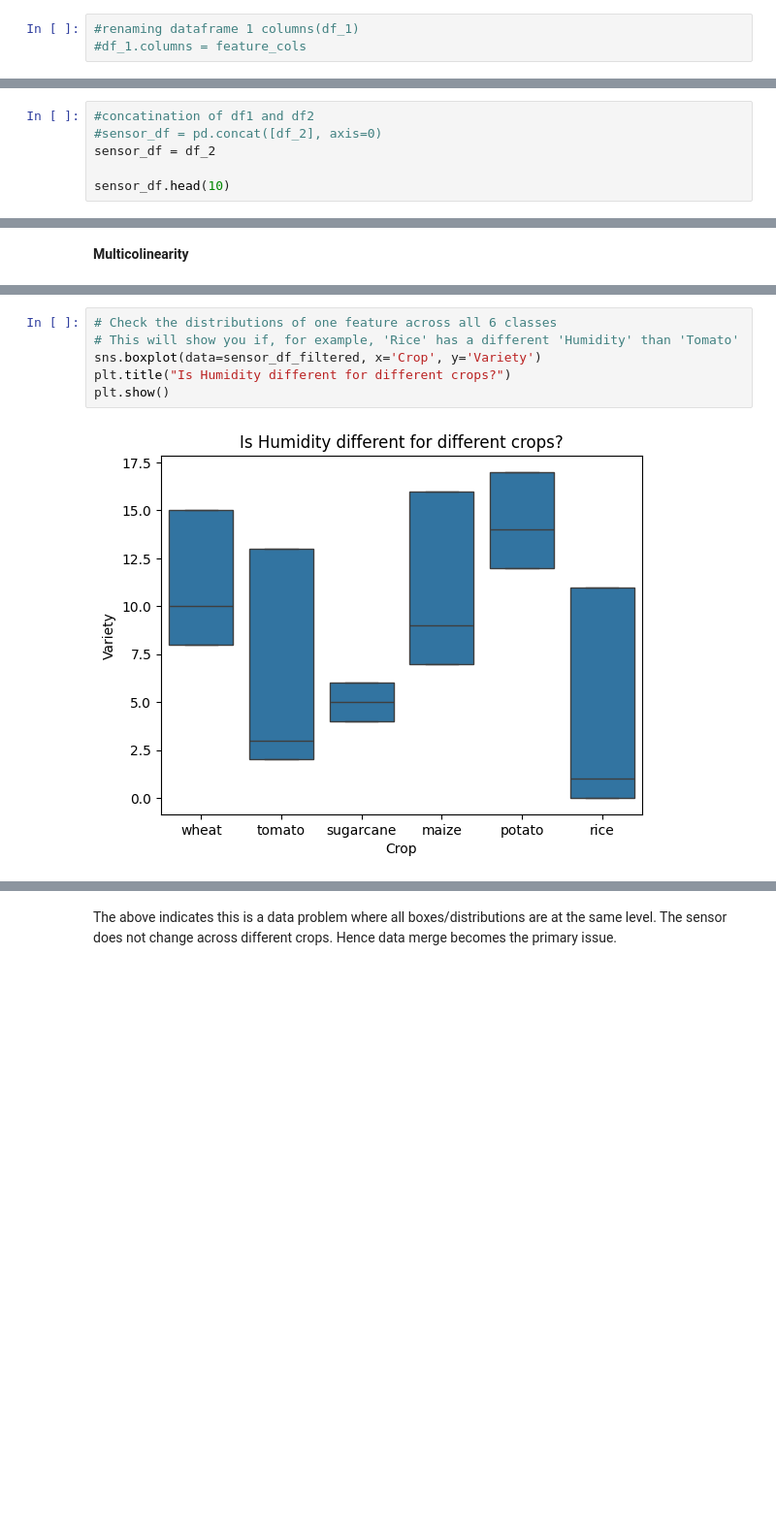
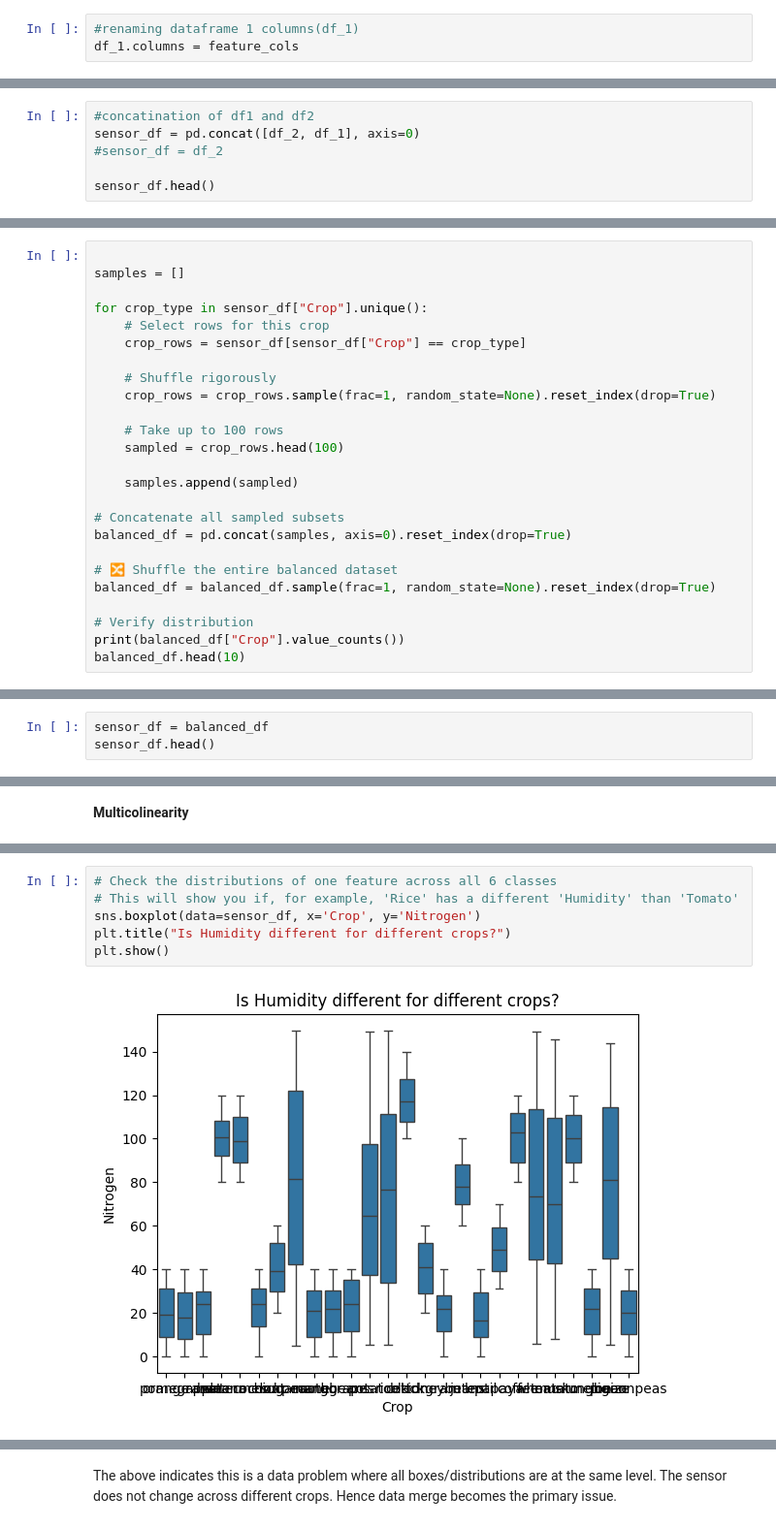
Before and after one commit to tiprock-network/plant-inference-api, a Jupyter notebook: EDA_model_selection.ipynb, the cells around one changed output, grey strips where cells are left out. Shown at 97% size. Saved outputs shown, nothing was run; the diff lists cells and outputs as text; blank space fills up the shorter version.

Commit message:
Corrected Data Leak in Model

```diff
--- a/EDA_model_selection.ipynb
+++ b/EDA_model_selection.ipynb
@@ -96,6 +96,6 @@ df_2.head(2)
 # %%
 #renaming dataframe 1 columns(df_1)
-#df_1.columns = feature_cols
+df_1.columns = feature_cols
 # %%
 #one last look
 df_1.tail(2)
@@ -114,8 +114,8 @@ Data Frame 2 shape: (20000, 8)
 Concatinating the dataset
 # %%
 #concatination of df1 and df2
-#sensor_df = pd.concat([df_2], axis=0)
-sensor_df = df_2
+sensor_df = pd.concat([df_2, df_1], axis=0)
+#sensor_df = df_2
 
-sensor_df.head(10)
+sensor_df.head()
 # %% [output]
@@ -155,0 +164,25 @@ sensor_df.groupby("Crop").count()
+# %%
+
+samples = []
+
+for crop_type in sensor_df["Crop"].unique():
+    # Select rows for this crop
+    crop_rows = sensor_df[sensor_df["Crop"] == crop_type]
+
+    # Shuffle rigorously
+    crop_rows = crop_rows.sample(frac=1, random_state=None).reset_index(drop=True)
+
+    # Take up to 100 rows
+    sampled = crop_rows.head(100)
+
+    samples.append(sampled)
+
+# Concatenate all sampled subsets
+balanced_df = pd.concat(samples, axis=0).reset_index(drop=True)
+
+# 🔀 Shuffle the entire balanced dataset
+balanced_df = balanced_df.sample(frac=1, random_state=None).reset_index(drop=True)
+
+# Verify distribution
+print(balanced_df["Crop"].value_counts())
+balanced_df.head(10)
@@ -155,0 +218,3 @@ sensor_df.groupby("Crop").count()
+# %%
+sensor_df = balanced_df
+sensor_df.head()
@@ -315,8 +390,8 @@ Error:
 # %%
 # Check the distributions of one feature across all 6 classes
 # This will show you if, for example, 'Rice' has a different 'Humidity' than 'Tomato'
-sns.boxplot(data=sensor_df_filtered, x='Crop', y='Variety')
+sns.boxplot(data=sensor_df, x='Crop', y='Nitrogen')
 plt.title("Is Humidity different for different crops?")
 plt.show()
 # %% [output]
-[figure, old version]
+[figure, new version]
```
Also changed, not shown: parts of 50 cells of this notebook, 9 other files.
